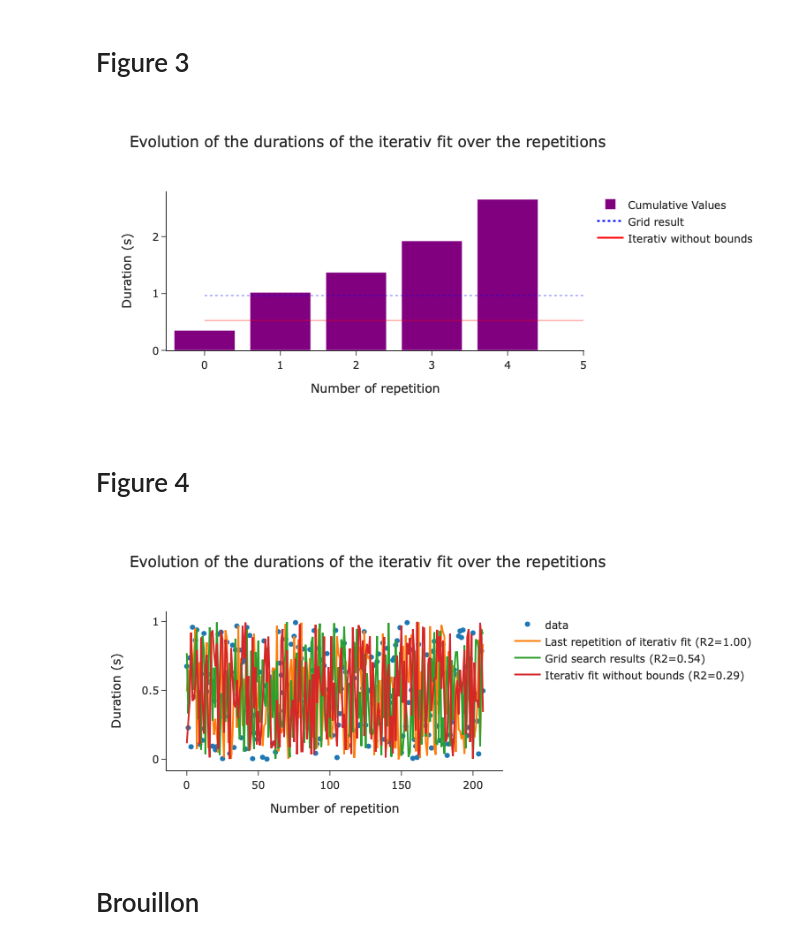
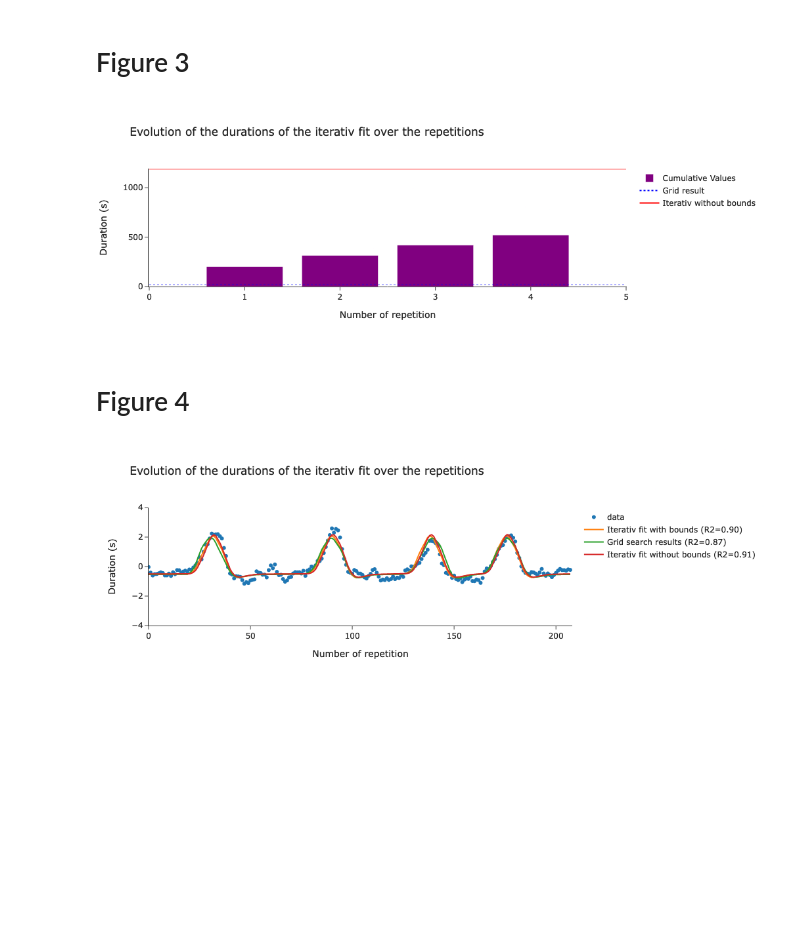
Before and after one commit to mszinte/RetinoMaps, a Jupyter notebook: analysis_code/postproc/prf/fit/plots.ipynb, the cells around one changed output. Drawn from its saved outputs; the diff is of its cells as text; code cells hidden in the pictures; blank space fills up the shorter version.

```diff
--- a/analysis_code/postproc/prf/fit/plots.ipynb
+++ b/analysis_code/postproc/prf/fit/plots.ipynb
@@ -56,3 +72,11 @@ no_bd = 1
+# %%
+roi = 'occ'
+df_roi = gauss_fit_mat_repeat[vert_mask[roi][0]:vert_mask[roi][1]:,:,:]
+
+r2_mean = df_roi[:,-1,2:]
+r2_mean =np.mean(df_roi[:,-1,2:],axis=0)
+r2_grid_mean = np.mean(df_roi[:,-1,grid_place])
+r2_bd_mean = np.mean(df_roi[:,-1,no_bd])
 # %% [markdown]
 # Figure 1
 # %%
@@ -117,23 +145,24 @@ fig2 = go.Figure()
 
 # plot duration iterativ repeat
 fig2.add_trace(go.Scatter(
-    y=duration_repeat[2:],
-    mode='markers',
-    name='r2 {}'.format(roi),
+    x=np.arange(0,n_repeat,1)+1,
+    y=gauss_duration_repeat[2:],
+    mode='markers+lines',
+    name='Iterative with bounds',
     line_color=colors[i],
     showlegend=True))
 
 # plot duration grid
 fig2.add_shape(
     type='line',
-    x0=0, y0=duration_repeat[0], x1=n_repeat, y1=duration_repeat[grid_place],
+    x0=0, y0=gauss_duration_repeat[0], x1=n_repeat+1, y1=gauss_duration_repeat[grid_place],
     line=dict(color='blue', width=2, dash='dot'),
     name='grid')
 
 # plot duration iterativ without bouns
 fig2.add_shape(
     type='line',
-    x0=0, y0=duration_repeat[1], x1=n_repeat, y1=duration_repeat[no_bd],
+    x0=0, y0=gauss_duration_repeat[1], x1=n_repeat+1, y1=gauss_duration_repeat[no_bd],
     line=dict(color='red', width=2, dash='solid'),
     name='without bouns')
 
@@ -150,14 +179,12 @@ fig2.add_trace(go.Scatter(x=[None],
                           line=dict(color='red', width=2, dash='solid'),
                           name='Iterativ without bounds'))
 
-
 fig2.update_layout(template='simple_white',
                   title = 'Evolution of the durations of the iterativ fit over the repetitions',
                   xaxis_title = 'Number of repetition',
                   yaxis_title = 'Duration (s)')
-
-
-
+fig2.update_xaxes(range=[0,n_repeat+1])
+fig2.update_yaxes(range=[0,1500])
 
 fig2.show()
 # %% [output]
@@ -169,8 +194,9 @@ cumulative_durations = np.cumsum(duration_repeat[2:])
 # %%
 fig3 = go.Figure()
-
+cumulative_durations = np.cumsum(gauss_duration_repeat[2:])
 # plot duration iterativ repeat
-fig3.add_trace(go.Bar(y=cumulative_values,
+fig3.add_trace(go.Bar(x=np.arange(0,n_repeat,1)+1,
+                      y=cumulative_durations,
                       marker=dict(color='purple'),
                       name='Cumulative Values'))
 
@@ -178,46 +204,47 @@ fig3.add_trace(go.Bar(y=cumulative_values,
 # plot duration Iterativ without bounds
 fig3.add_shape(
     type='line',
-    x0=0, y0=duration_repeat[grid_place], x1=n_repeat, y1=duration_repeat[grid_place],
+    x0=0, y0=gauss_duration_repeat[grid_place], x1=n_repeat+1, y1=gauss_duration_repeat[grid_place],
     line=dict(color='blue', width=2, dash='dot'),
     name='Grid result')
 
 # plot duration grid
 fig3.add_shape(
     type='line',
-    x0=0, y0=duration_repeat[no_bd], x1=n_repeat, y1=duration_repeat[no_bd],
+    x0=0, y0=gauss_duration_repeat[no_bd], x1=n_repeat+1, y1=gauss_duration_repeat[no_bd],
     line=dict(color='red', width=2, dash='solid'),
     name='Iterativ without bounds')
 
 # for the legend
 fig3.add_trace(go.Scatter(x=[None],
                           y=[None],
                           mode='lines',
                           line=dict(color='blue', width=2, dash='dot'),
                           name='Grid result'))
 
 fig3.add_trace(go.Scatter(x=[None],
                           y=[None],
                           mode='lines',
                           line=dict(color='red', width=2, dash='solid'),
                           name='Iterativ without bounds'))
 
 
 fig3.update_layout(template='simple_white',
                   title = 'Evolution of the durations of the iterativ fit over the repetitions',
                   xaxis_title = 'Number of repetition',
                   yaxis_title = 'Duration (s)')
 
+fig2.update_xaxes(range=[0,n_repeat+1])
+fig2.update_yaxes(range=[0,1500])
 
 fig3.show()
 # %% [output]
-[figure, old version]
+[figure, new version]
 # %% [markdown]
 # Figure 4
 # %%
-max_r2 = np.argmax(gauss_fit_mat_repeat[:,-1,n_repeat])
+max_r2 = np.argmax(gauss_fit_mat_repeat[:,-1,-1])
 num_vert = max_r2
-
 
 fig4 = go.Figure()
 # plot data time series
@@ -226,32 +253,28 @@ fig4.add_trace(go.Scatter(y=data_fsnative[:,num_vert],
                          mode='markers'))
 
 # plot last iterativ repeat prediction
-fig4.add_trace(go.Scatter(y=gauss_pred_mat_repeat[:,num_vert,n_repeat],
-                         name='Last repetition of iterativ fit (R2={:1.2f})'.format(gauss_fit_mat_repeat[num_vert,-1,n_repeat])))
-
+fig4.add_trace(go.Scatter(y=gauss_pred_mat_repeat[num_vert,:,-1],
+                         name='Iterativ fit with bounds (R2={:1.2f})'.format(gauss_fit_mat_repeat[num_vert,-1,n_repeat])))
 
 # plot grid prediction
-fig4.add_trace(go.Scatter(y=gauss_pred_mat_repeat[:,num_vert,grid_place],
+fig4.add_trace(go.Scatter(y=gauss_pred_mat_repeat[num_vert,:,grid_place],
                          name='Grid search results (R2={:1.2f})'.format(gauss_fit_mat_repeat[num_vert,-1,grid_place])))
 
 # plot Iterativ no bounds prediction
-fig4.add_trace(go.Scatter(y=gauss_pred_mat_repeat[:,num_vert,no_bd],
+fig4.add_trace(go.Scatter(y=gauss_pred_mat_repeat[num_vert,:,no_bd],
                          name='Iterativ fit without bounds (R2={:1.2f})'.format(gauss_fit_mat_repeat[num_vert,-1,no_bd])))
-
-
 
 
 fig4.update_layout(template='simple_white',
                   title = 'Evolution of the durations of the iterativ fit over the repetitions',
                   xaxis_title = 'Number of repetition',
                   yaxis_title = 'Duration (s)')
-
+fig4.update_xaxes(range=[0,data_fsnative.shape[0]])
+fig4.update_yaxes(range=[-4,4])
 
 fig4.show()
 # %% [output]
-[figure, old version]
+[figure, new version]
-# %% [markdown]
-# Brouillon
 # %%
 fig2.add_annotation(
     x=10,  # Modifier la position x selon votre graphique
```
Also changed, not shown: parts of 10 cells of this notebook, 2 other files.
